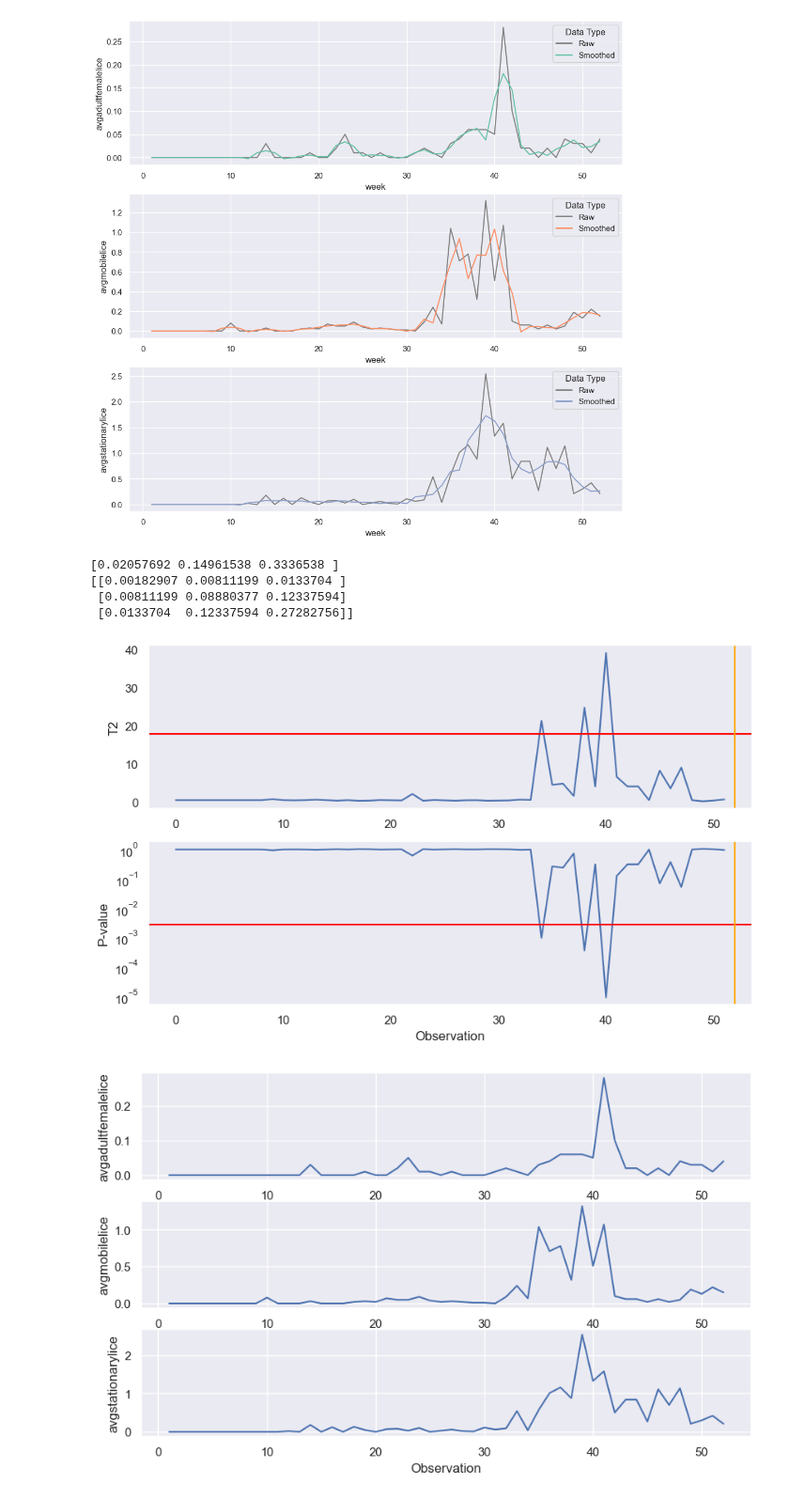
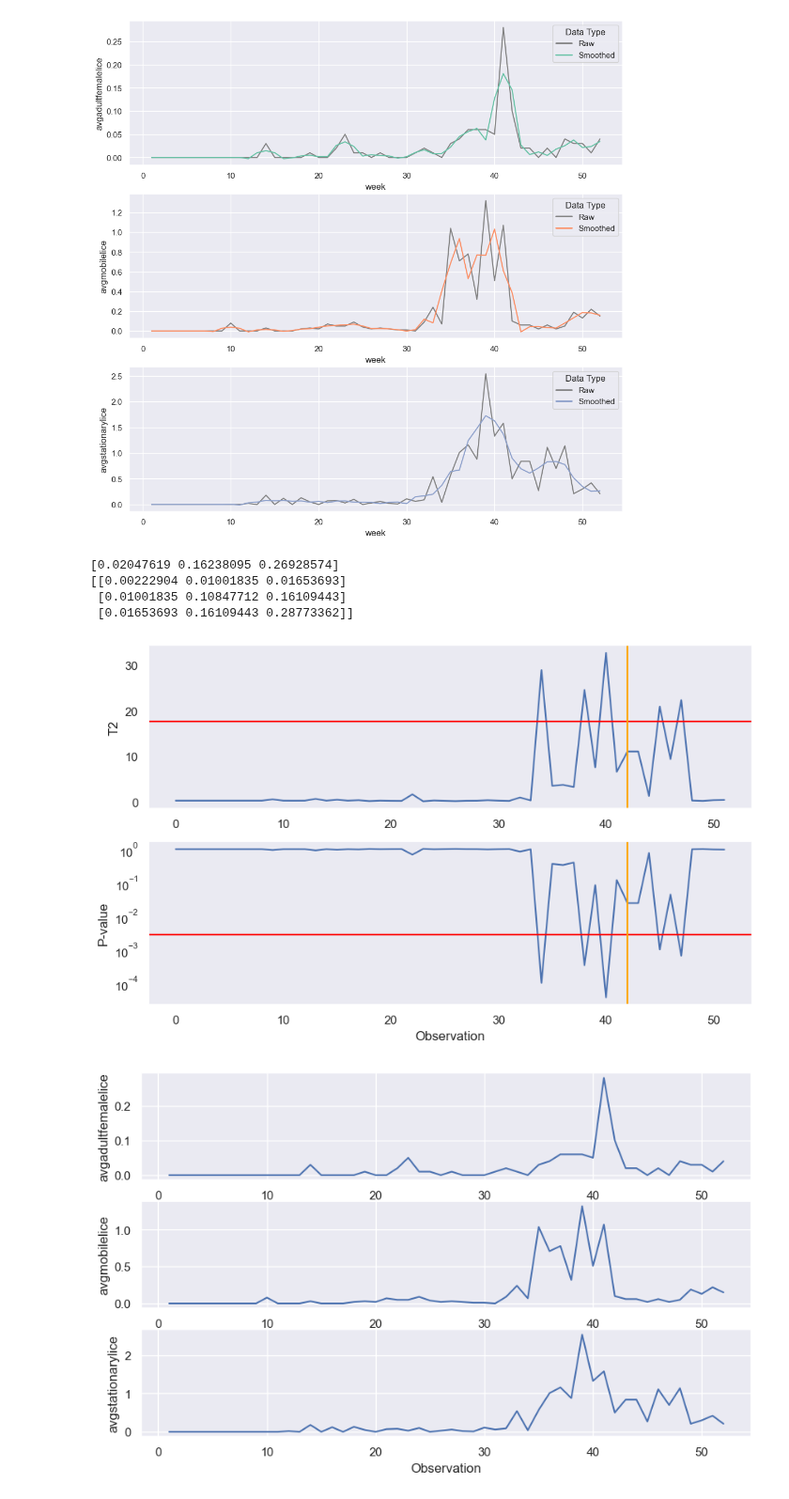
Before and after one commit to erlendrisvik/Compulsories, a Jupyter notebook: CA2/CA2.ipynb, the cells around one changed output. Shown at 94% size. Drawn from its saved outputs; the diff is of its cells as text; code cells hidden in the pictures.

```diff
--- a/CA2/CA2.ipynb
+++ b/CA2/CA2.ipynb
@@ -559,15 +559,15 @@ axes[2].legend(handles=legend_elements(2), title='Data Type')
 cols = ['avgadultfemalelice', 'avgmobilelice', 'avgstationarylice']
 
 import numpy as np
-mean = np.mean(lice_data[cols].values, axis=0)
-cov = np.cov(lice_data[cols].values, rowvar=False)
+mean = np.mean(lice_data.loc[:42, cols].values, axis=0)
+cov = np.cov(lice_data.loc[:42, cols].values, rowvar=False)
 print(mean)
 print(cov)
 # %% [output]
-[0.02057692 0.14961538 0.3336538 ]
-[[0.00182907 0.00811199 0.0133704 ]
- [0.00811199 0.08880377 0.12337594]
- [0.0133704  0.12337594 0.27282756]]
+[0.02047619 0.16238095 0.26928574]
+[[0.00222904 0.01001835 0.01653693]
+ [0.01001835 0.10847712 0.16109443]
+ [0.01653693 0.16109443 0.28773362]]
 # %%
 def Hotellings_T2(X, mean, cov, n, alpha = 0.01):
     T2 = np.sum(((X-mean) @ np.linalg.inv(cov)) * (X-mean), axis=-1)
@@ -580,26 +580,26 @@ def Hotellings_T2(X, mean, cov, n, alpha = 0.01):
 # %%
 # Apply Hotellings_T2 and plot
 alpha = 0.0027
-T2, F, P, c = Hotellings_T2(lice_data[cols].values, mean, cov, 52, alpha)
+T2, F, P, c = Hotellings_T2(lice_data[cols].values, mean, cov, 42, alpha)
 plt.figure(figsize=(10,6))
 plt.subplot(211)
 plt.plot(T2)
 plt.grid()
 plt.axhline(c, color="red")
-plt.axvline(52, color="orange")
+plt.axvline(42, color="orange")
 plt.ylabel("T2")
 plt.subplot(212)
 # Plot P on a logarithmic scale
 plt.plot(P)
 plt.yscale("log")
 plt.grid()
 plt.axhline(alpha, color="red")
-plt.axvline(52, color="orange")
+plt.axvline(42, color="orange")
 plt.ylabel("P-value")
 plt.xlabel("Observation")
 plt.show()
 # %% [output]
-[figure, old version]
+[figure, new version]
 # %%
 x = np.arange(52)+0.0
 x[P>alpha] = np.nan
```
